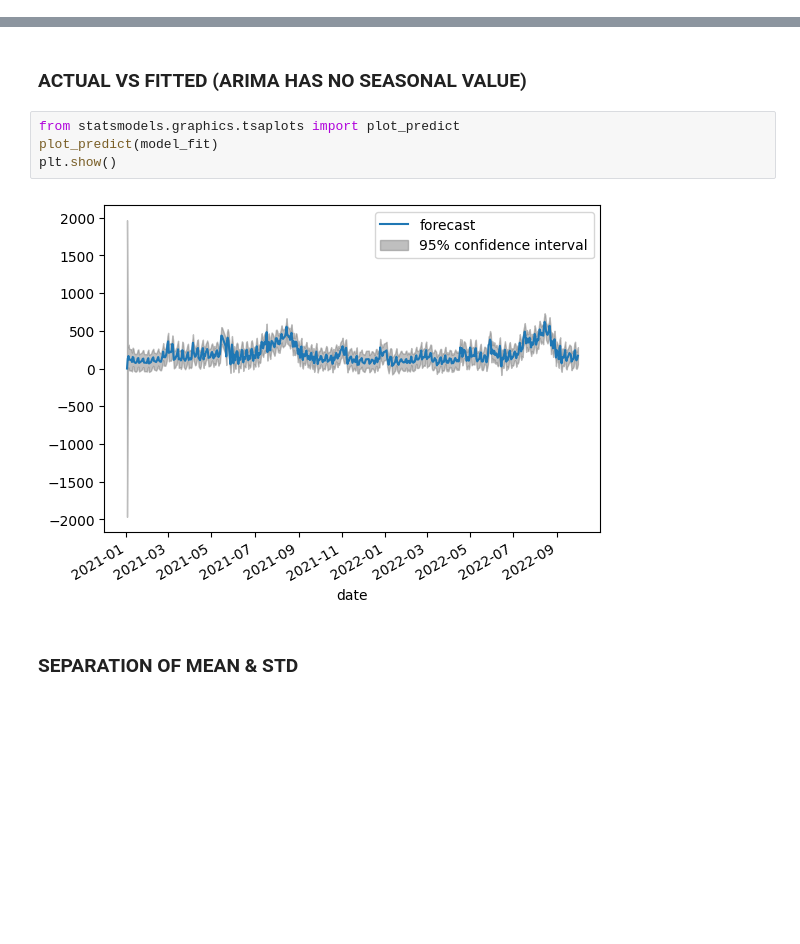
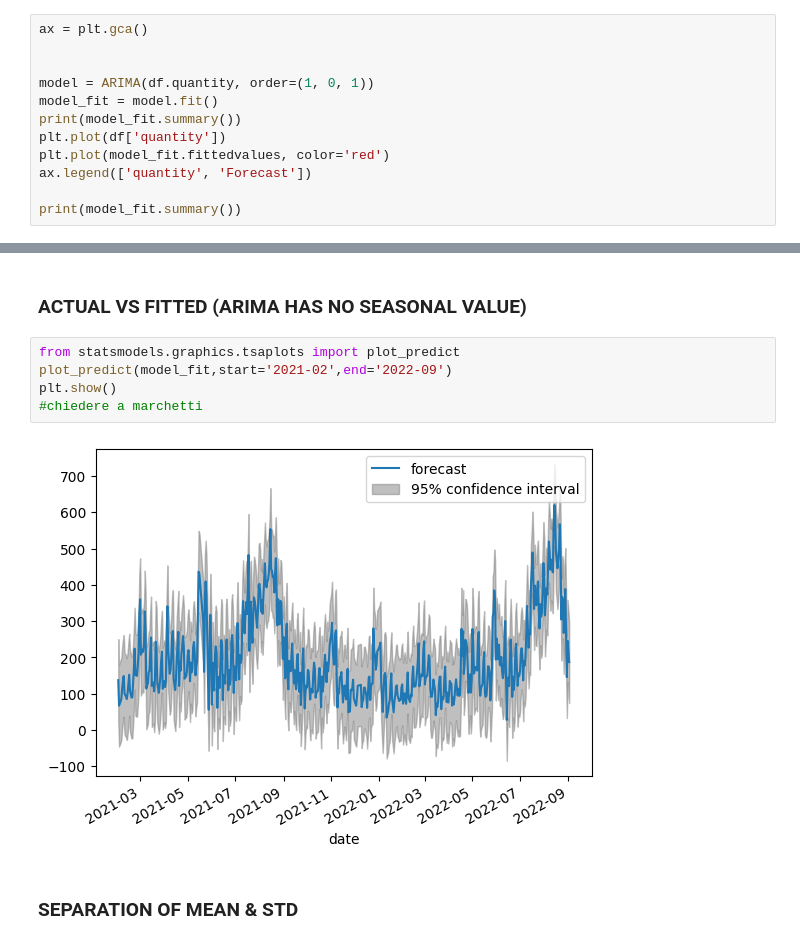
Before and after one commit to davidceka/DataScienceProject, a Jupyter notebook: python/TimeSeries_bakery.ipynb, the cells around one changed output, grey strips where cells are left out. Drawn from its saved outputs; the diff is of its cells as text; blank space fills up the shorter version.

```diff
--- a/python/TimeSeries_bakery.ipynb
+++ b/python/TimeSeries_bakery.ipynb
@@ -212,0 +254,12 @@ Warnings:
+# %%
+ax = plt.gca()
+
+
+model = ARIMA(df.quantity, order=(1, 0, 1))
+model_fit = model.fit()
+print(model_fit.summary())
+plt.plot(df['quantity'])
+plt.plot(model_fit.fittedvalues, color='red')
+ax.legend(['quantity', 'Forecast'])
+
+print(model_fit.summary())
@@ -225,10 +309,11 @@ plt.show()
 ### ACTUAL VS FITTED (ARIMA HAS NO SEASONAL VALUE)
 # %%
 from statsmodels.graphics.tsaplots import plot_predict
-plot_predict(model_fit)
+plot_predict(model_fit,start='2021-02',end='2022-09')
 plt.show()
+#chiedere a marchetti
 # %% [output]
-[figure, old version]
+[figure, new version]
 # %% [markdown]
 ### SEPARATION OF MEAN & STD
 # %%
```
Also changed, not shown: parts of 14 cells of this notebook, 5 other files.
